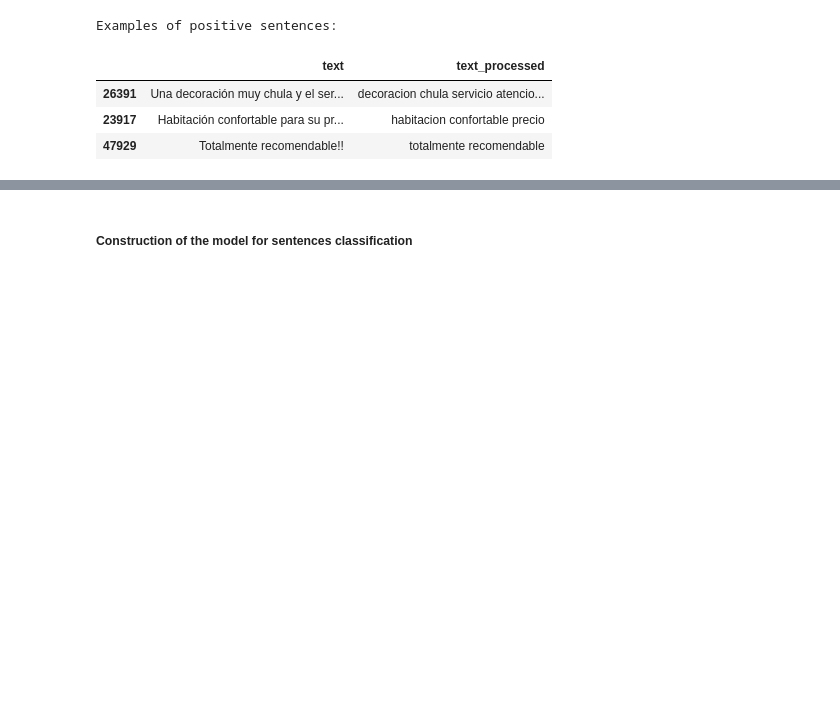
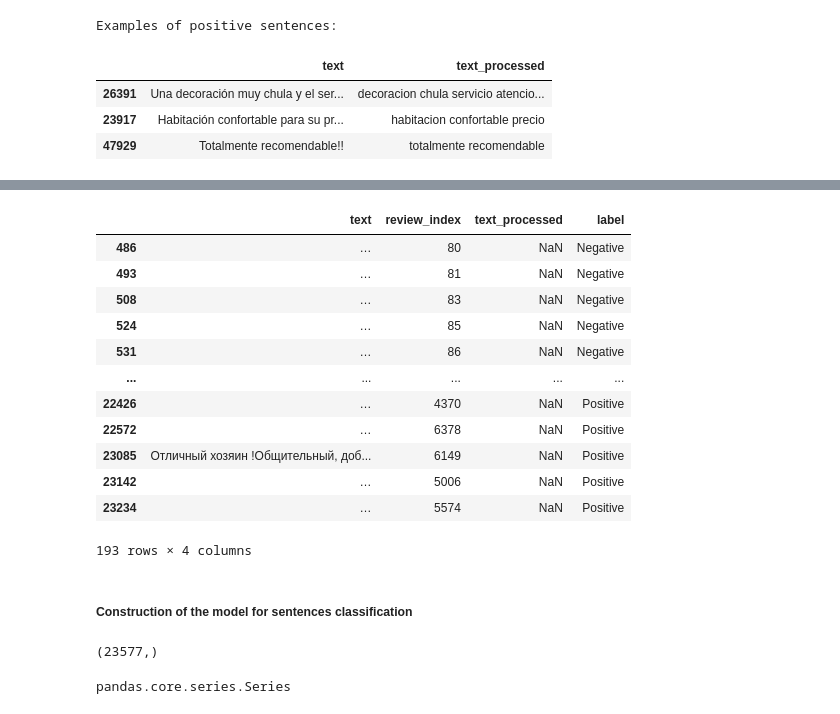
Before and after one commit to molkrovic/Hotel_reviews_classification, a Jupyter notebook: src/neutral.ipynb, the cells around one changed output, grey strips where cells are left out. Drawn from its saved outputs; the diff is of its cells as text; code cells hidden in the pictures; blank space fills up the shorter version.

```diff
--- a/src/neutral.ipynb
+++ b/src/neutral.ipynb
@@ -89,0 +114,16 @@ df_sentences_labeled['label'] = df_sentences_labeled['label'].astype('category')
+# %%
+df_sentences_labeled[df_sentences_labeled.text_processed.isna()]
+# %% [output]
+|  | text | review_index | text_processed | label |
+| 486 | … | 80 | NaN | Negative |
+| 493 | … | 81 | NaN | Negative |
+| 508 | … | 83 | NaN | Negative |
+| 524 | … | 85 | NaN | Negative |
+| 531 | … | 86 | NaN | Negative |
+| ... | ... | ... | ... | ... |
+| 22426 | … | 4370 | NaN | Positive |
+| 22572 | … | 6378 | NaN | Positive |
+| 23085 | Отличный хозяин !Общительный, доб... | 6149 | NaN | Positive |
+| 23142 | … | 5006 | NaN | Positive |
+| 23234 | … | 5574 | NaN | Positive |
+193 rows × 4 columns
@@ -94,0 +137,8 @@ y = df_sentences_labeled['label']
+# %%
+X.shape
+# %% [output]
+(23577,)
+# %%
+type(X)
+# %% [output]
+pandas.core.series.Series
```
Also changed, not shown: parts of 24 cells of this notebook, 11 other files.
